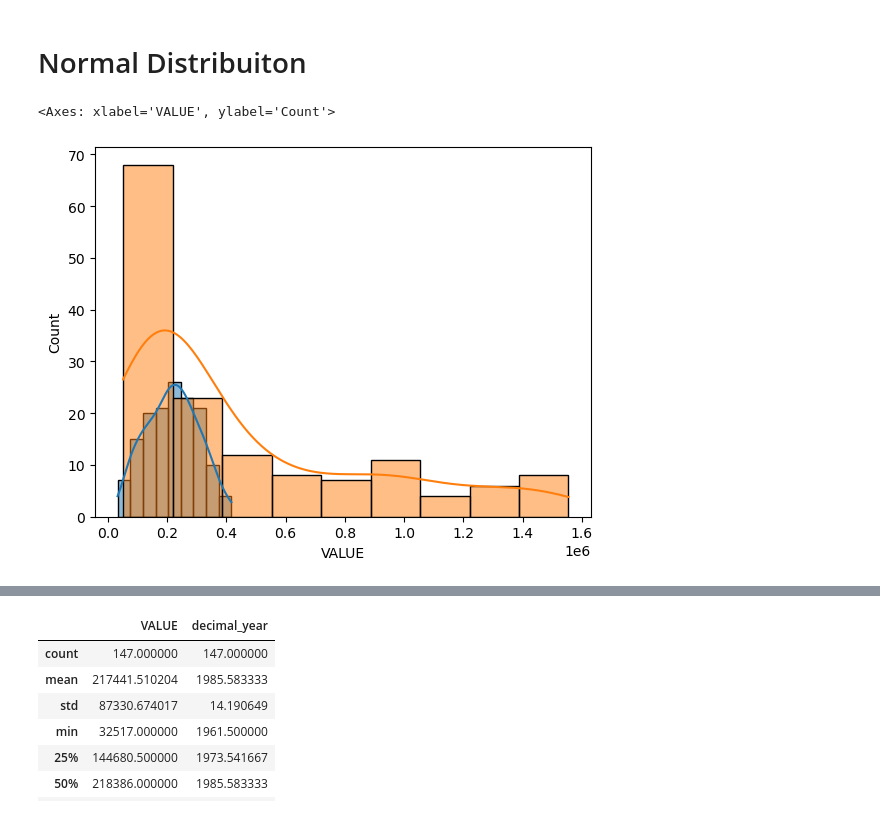
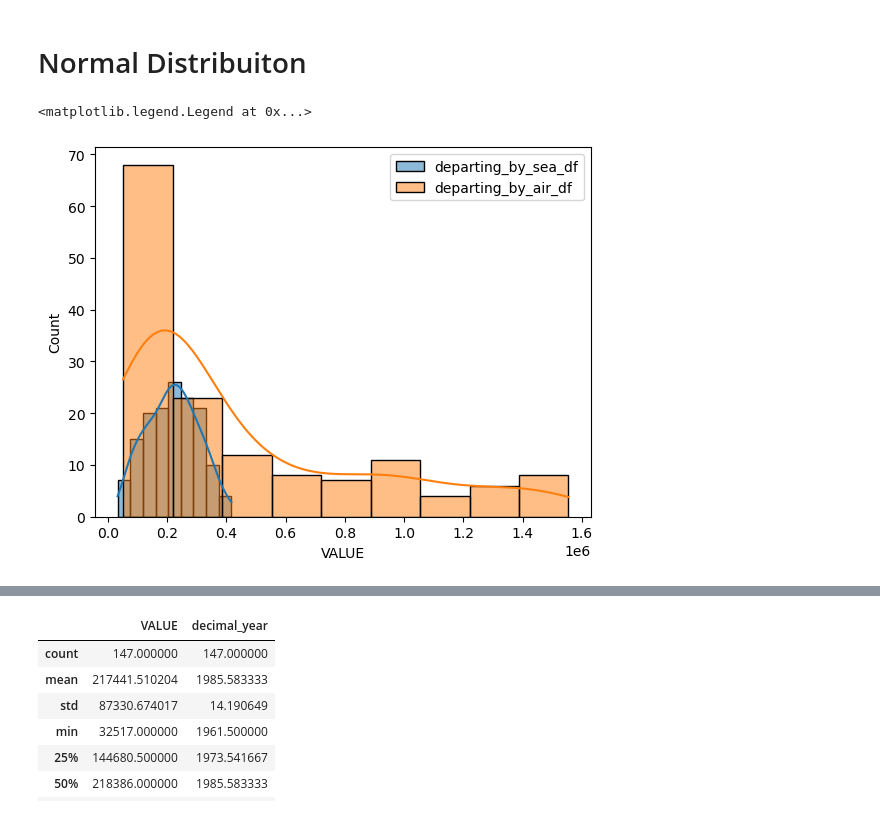
Before and after one commit to CCT-Dublin/ca1-claireobrien00, a Jupyter notebook: Passenger Movement Final.ipynb, the cells around one changed output, grey strips where cells are left out. Cells and saved outputs as stored; diff of their text form; code cells hidden in the pictures.

```diff
--- a/Passenger Movement Final.ipynb
+++ b/Passenger Movement Final.ipynb
@@ -485,12 +485,13 @@ plt.show()
 # Normal Distribuiton
 # %%
 departing_by_sea_summer_df = departing_by_sea_df[departing_by_sea_df['Season'].str.contains('Summer')]
-departing_by_air_summer_df = departing_by_air_df[departing_by_air_df['Season'].str.contains('Summer') ]
-sns.histplot(data=departing_by_sea_summer_df, x="VALUE", kde = True)
-sns.histplot(data=departing_by_air_summer_df, x="VALUE", kde = True)
+departing_by_air_summer_df = departing_by_air_df[departing_by_air_df['Season'].str.contains('Summer')]
+sns.histplot(data=departing_by_sea_summer_df, x="VALUE", kde = True, label='departing_by_sea_df')
+sns.histplot(data=departing_by_air_summer_df, x="VALUE", kde = True, label = 'departing_by_air_df' )
+plt.legend(loc='upper right')
 # %% [output]
-<Axes: xlabel='VALUE', ylabel='Count'>
+<matplotlib.legend.Legend at 0x...>
-[figure, old version]
+[figure, new version]
 # %%
 sns.histplot(data=departing_by_sea_summer_df, color='red', x="VALUE", kde = True, label='departing_by_sea_summer_df')
 data = np.random.normal(loc=217441.510204, scale=87330.674017, size=350)
```
Also changed, not shown: parts of 38 cells of this notebook, 3 other files.
